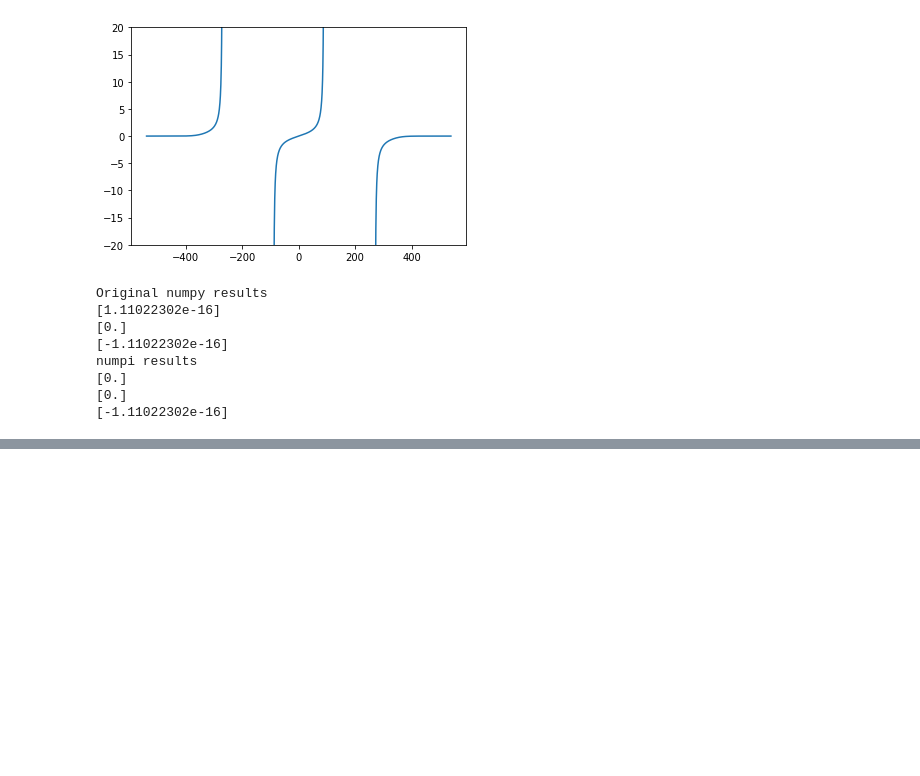
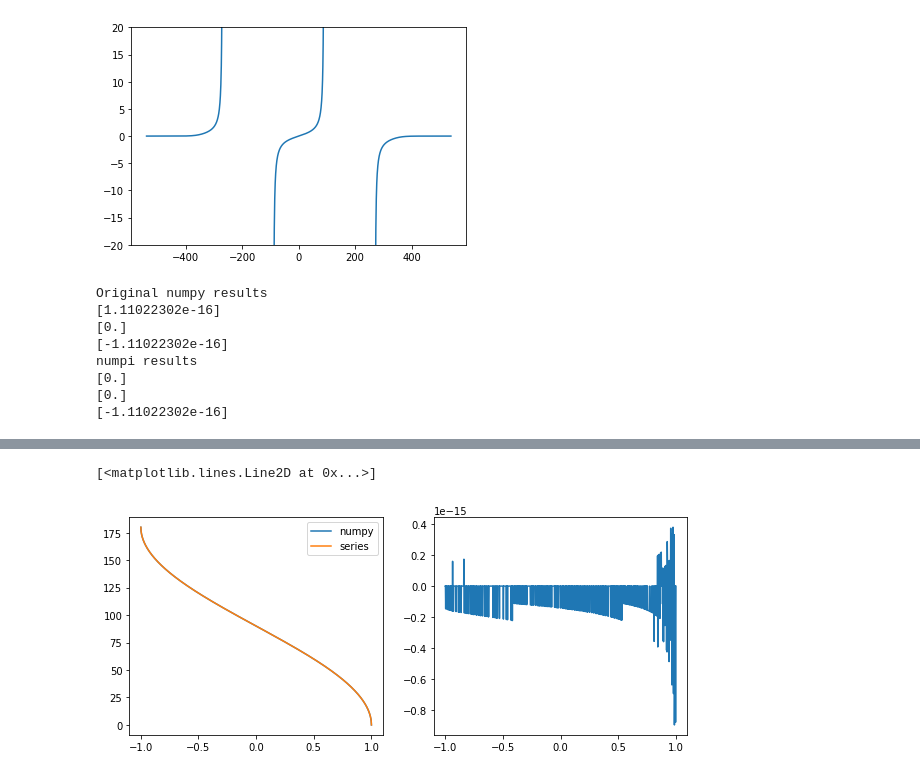
Before and after one commit to jr3cermak/numpypi, a Jupyter notebook: Demo numpi_series.ipynb, the cells around one changed output, grey strips where cells are left out. Saved outputs shown, nothing was run; the diff lists cells and outputs as text; code cells hidden in the pictures; blank space fills up the shorter version.

```diff
--- a/Demo numpi_series.ipynb
+++ b/Demo numpi_series.ipynb
@@ -142,0 +163,12 @@ numpy.sqrt(0.)
+# %%
+plt.figure(figsize=(10,4))
+x = numpy.linspace(-1,1,1000)
+plt.subplot(121)
+plt.plot(x, numpy._numpy._numpy.arccos(x)*180/numpy.pi, label='numpy');
+plt.plot(x, numpy.arccos(x)*180/numpy.pi, label='series');
+plt.legend();
+plt.subplot(122)
+plt.plot(x, ( numpy.arccos(x) - numpy._numpy._numpy.arccos(x) ) / numpy.maximum(eps, numpy.abs(numpy.arccos(x)) ) )
+# %% [output]
+[<matplotlib.lines.Line2D at 0x...>]
+[figure, added]
```
Also changed, not shown: parts of 4 cells of this notebook, 2 other files.
